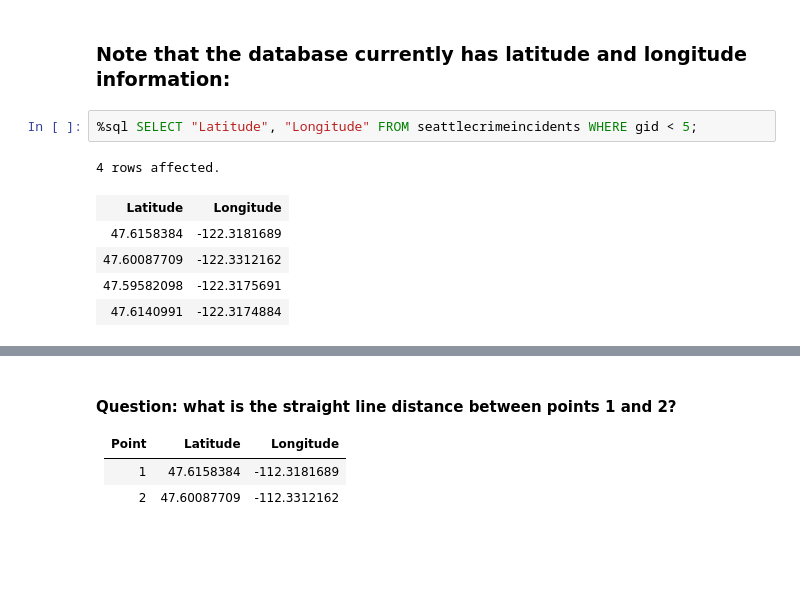
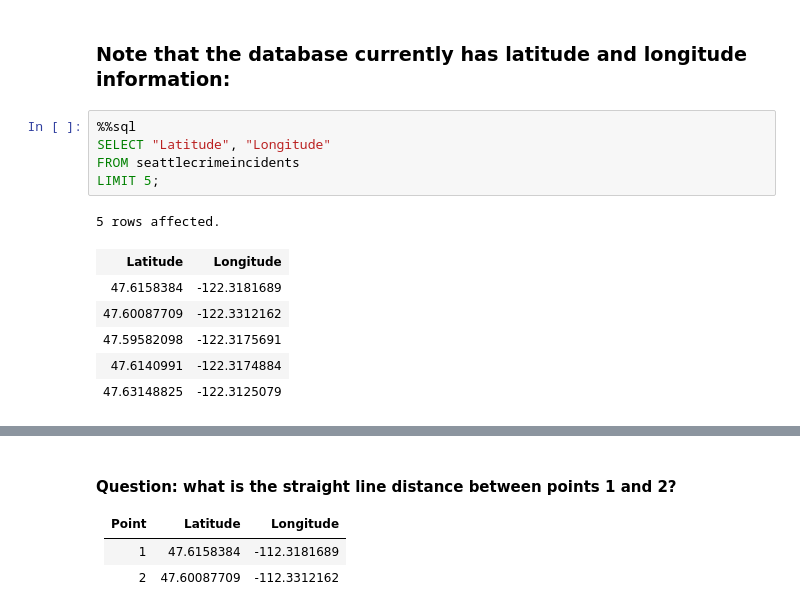
Before and after one commit to valentina-s/SQL_tutorial, a Jupyter notebook: SQLTutorial.ipynb, the cells around one changed output, grey strips where cells are left out. Saved outputs shown, nothing was run; the diff lists cells and outputs as text; blank space fills up the shorter version.

```diff
--- a/SQLTutorial.ipynb
+++ b/SQLTutorial.ipynb
@@ -364,11 +421,15 @@ limit 10;
 # %% [markdown]
 ### Note that the database currently has latitude and longitude information:
 # %%
-%sql SELECT "Latitude", "Longitude" FROM seattlecrimeincidents WHERE gid < 5;
+%%sql
+SELECT "Latitude", "Longitude"
+FROM seattlecrimeincidents
+LIMIT 5;
 # %% [output]
-4 rows affected.
+5 rows affected.
 | Latitude | Longitude |
 | 47.6158384 | -122.3181689 |
 | 47.60087709 | -122.3312162 |
 | 47.59582098 | -122.3175691 |
 | 47.6140991 | -122.3174884 |
+| 47.63148825 | -122.3125079 |
```
Also changed, not shown: parts of 26 cells of this notebook, 3 other files.
